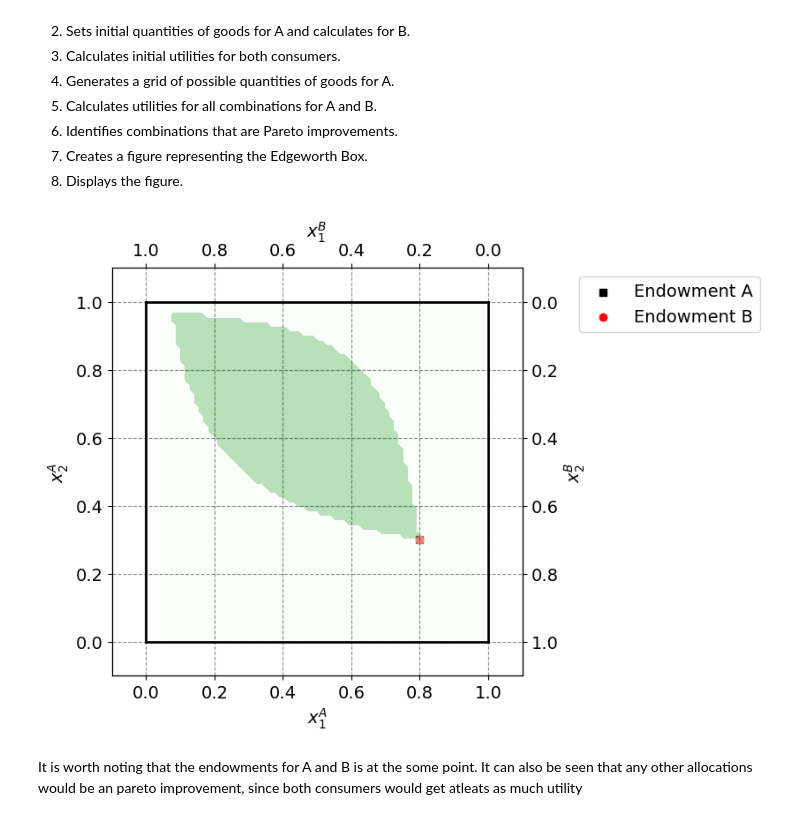
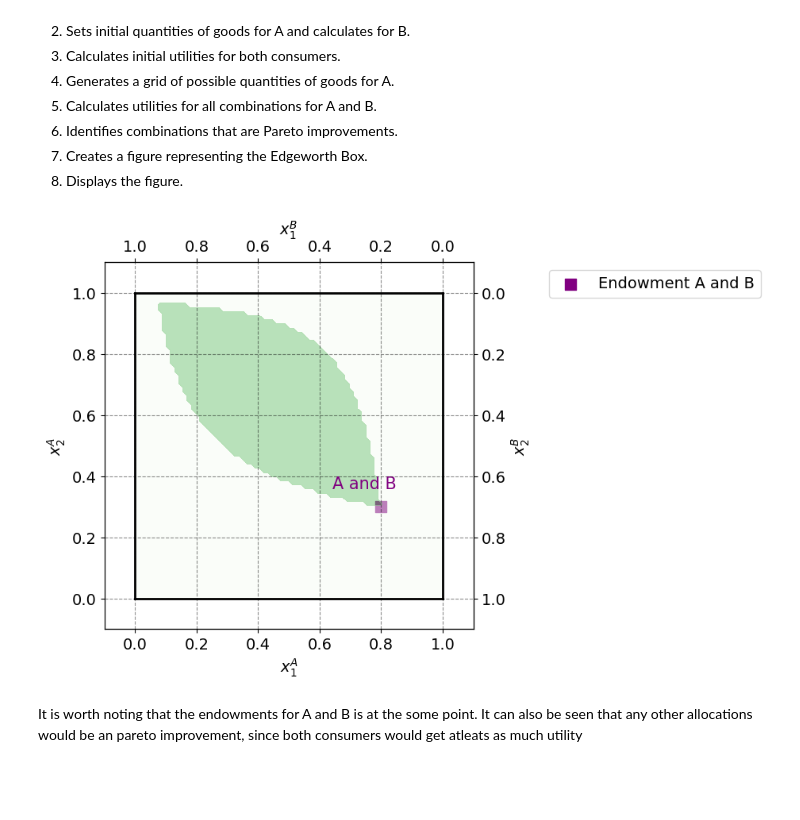
Before and after one commit to NumEconCopenhagen/projects-2024-rasmus, a Jupyter notebook: inauguralproject/inauguralproject.ipynb, the cells around one changed output. Drawn from its saved outputs; the diff is of its cells as text; code cells hidden in the pictures; blank space fills up the shorter version.

```diff
--- a/inauguralproject/inauguralproject.ipynb
+++ b/inauguralproject/inauguralproject.ipynb
@@ -34,6 +34,8 @@ This Python script visualizes the concept of Pareto improvements in economics. I
 7. Creates a figure representing the Edgeworth Box.
 8. Displays the figure.
 # %%
+import numpy as np
+import matplotlib.pyplot as plt
 
 # Defining utility functions
 def utility_A(x1A, x2A, alpha=1/3):
@@ -75,40 +77,44 @@ pareto_improvements_mask = (utility_A_grid >= utility_A_initial) & (utility_B_gr
 fig = plt.figure(frameon=False, figsize=(6, 6), dpi=100)
 ax_A = fig.add_subplot(1, 1, 1)
 
 ax_A.set_xlabel("$x_1^A$")
 ax_A.set_ylabel("$x_2^A$")
 
 temp = ax_A.twinx()
 temp.set_ylabel("$x_2^B$")
 ax_B = temp.twiny()
 ax_B.set_xlabel("$x_1^B$")
 ax_B.invert_xaxis()
 ax_B.invert_yaxis()
 
-# Plotting the initial endowments
-ax_A.scatter(w1A_initial, w2A_initial, marker='s', color='black', label='Endowment A')
-# Adjusted plotting for B's endowment
-ax_A.scatter(1 - W1B_initial, 1 - W2B_initial, marker='o', color='red', label='Endowment B')
+# Plotting the combined endowments with a larger marker and label
+combined_endowment_x = (w1A_initial + 1 - W1B_initial) / 2
+combined_endowment_y = (w2A_initial + 1 - W2B_initial) / 2
+ax_A.scatter(combined_endowment_x, combined_endowment_y, marker='s', color='purple', s=100, label='Endowment A and B')
+
+# Adding a label to the combined endowment
+# Adding a label to the combined endowment with an offset
+offset = 0.05
+ax_A.text(combined_endowment_x + offset, combined_endowment_y + offset, 'A and B', verticalalignment='bottom', horizontalalignment='right', color='purple', fontsize=15)
 
 # Plotting the bounds of the box
 ax_A.plot([0, 1], [0, 0], lw=2, color='black')
 ax_A.plot([0, 1], [1, 1], lw=2, color='black')
 ax_A.plot([0, 0], [0, 1], lw=2, color='black')
 ax_A.plot([1, 1], [0, 1], lw=2, color='black')
 
 ax_A.set_xlim([-0.1, 1.1])
 ax_A.set_ylim([-0.1, 1.1])
 ax_B.set_xlim([1.1, -0.1])
 ax_B.set_ylim([1.1, -0.1])
 
 # Contour plot for Pareto improvements
 ax_A.contourf(x1A_grid, x2A_grid, pareto_improvements_mask, cmap="Greens", alpha=0.5, levels=[0.5, 1], extend='both')
 
-ax_A.legend(frameon=True, loc='upper right', bbox_to_anchor=(1.6, 1.0))
-
+ax_A.legend(frameon=True, loc='upper right', bbox_to_anchor=(1.8, 1.0))
 plt.show()
 # %% [output]
-[figure, old version]
+[figure, new version]
 # %% [markdown]
 It is worth noting that the endowments for A and B is at the some point. It can also be seen that any other allocations would be an pareto improvement, since both consumers would get atleats as much utility
 # %% [markdown]
```
Also changed, not shown: parts of 6 cells of this notebook.
